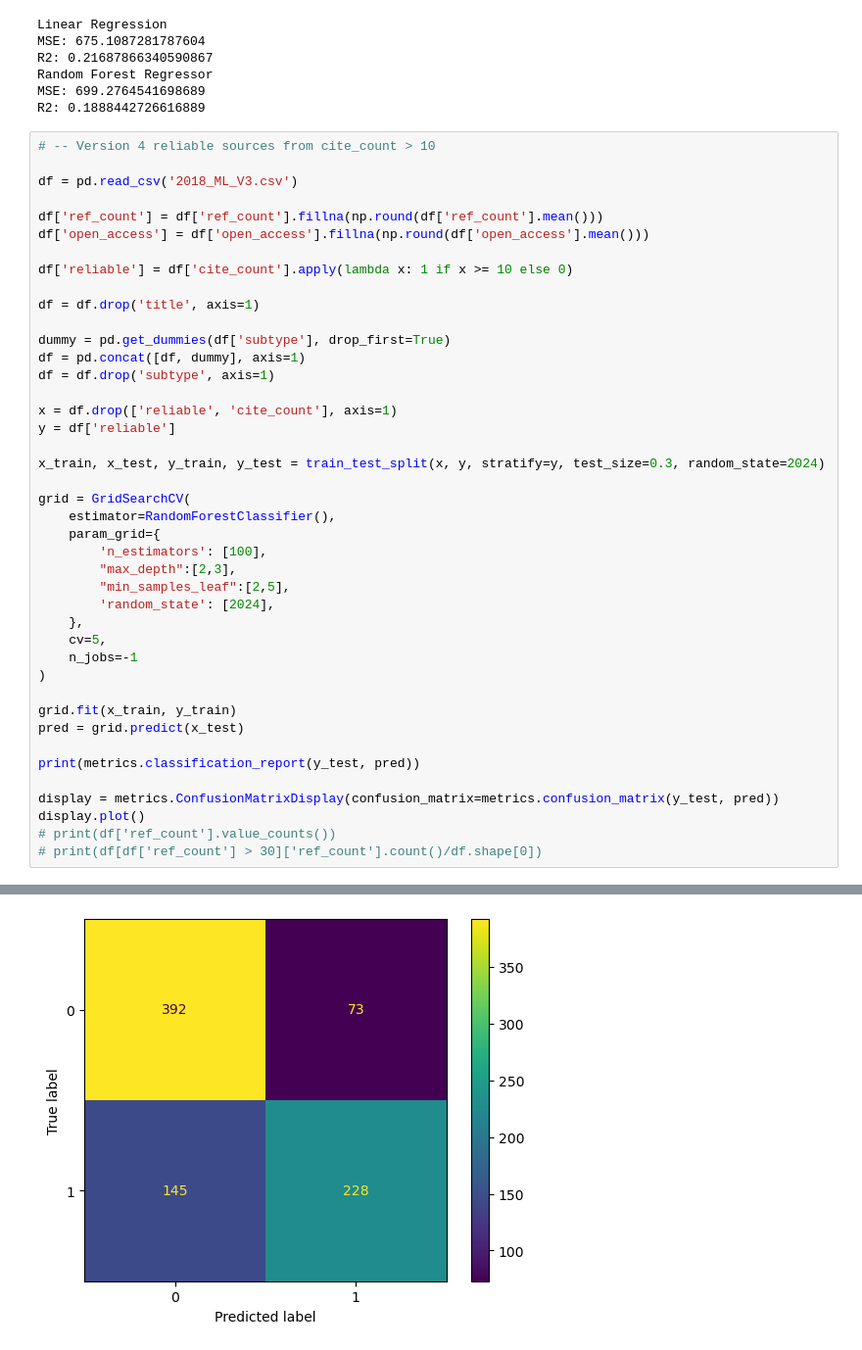
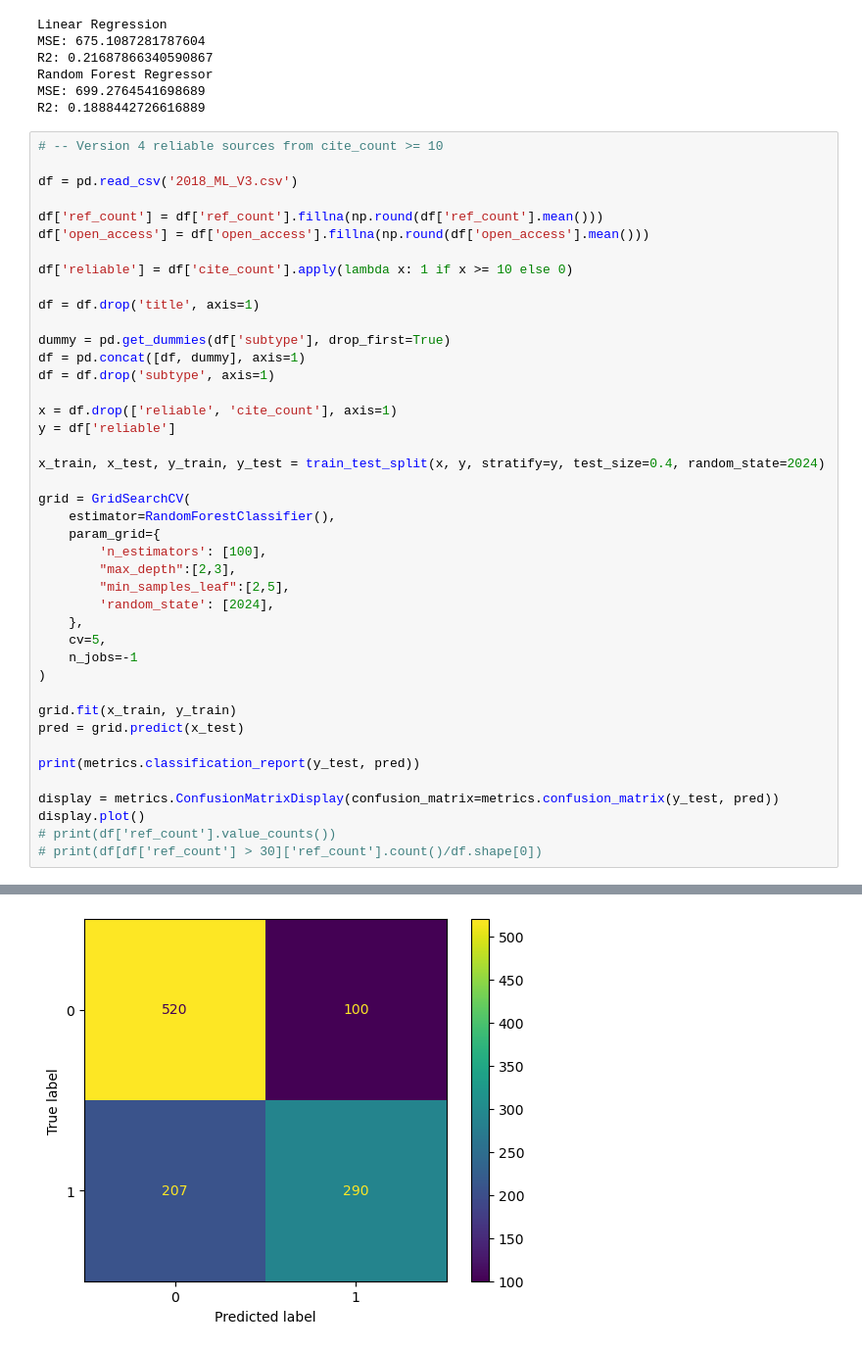
Before and after one commit to kaorat/DSDE_project_2024, a Jupyter notebook: ml1.ipynb, the cells around one changed output, grey strips where cells are left out. Shown at 98% size. Cells and saved outputs as stored; diff of their text form.

Commit message:
predict reliable v3

```diff
--- a/ml1.ipynb
+++ b/ml1.ipynb
@@ -228,7 +228,7 @@ Random Forest Regressor
 MSE: 699.2764541698689
 R2: 0.1888442726616889
 # %%
-# -- Version 4 reliable sources from cite_count > 10
+# -- Version 4 reliable sources from cite_count >= 10
 
 df = pd.read_csv('2018_ML_V3.csv')
 
@@ -246,7 +246,7 @@ df = df.drop('subtype', axis=1)
 x = df.drop(['reliable', 'cite_count'], axis=1)
 y = df['reliable']
 
-x_train, x_test, y_train, y_test = train_test_split(x, y, stratify=y, test_size=0.3, random_state=2024)
+x_train, x_test, y_train, y_test = train_test_split(x, y, stratify=y, test_size=0.4, random_state=2024)
 
 grid = GridSearchCV(
     estimator=RandomForestClassifier(),
@@ -281,3 +281,3 @@ weighted avg       0.74      0.74      0.74       838
 <sklearn.metrics._plot.confusion_matrix.ConfusionMatrixDisplay at 0x...>
-[figure, old version]
+[figure, new version]
 # %%
```
Also changed, not shown: parts of 3 cells of this notebook.
